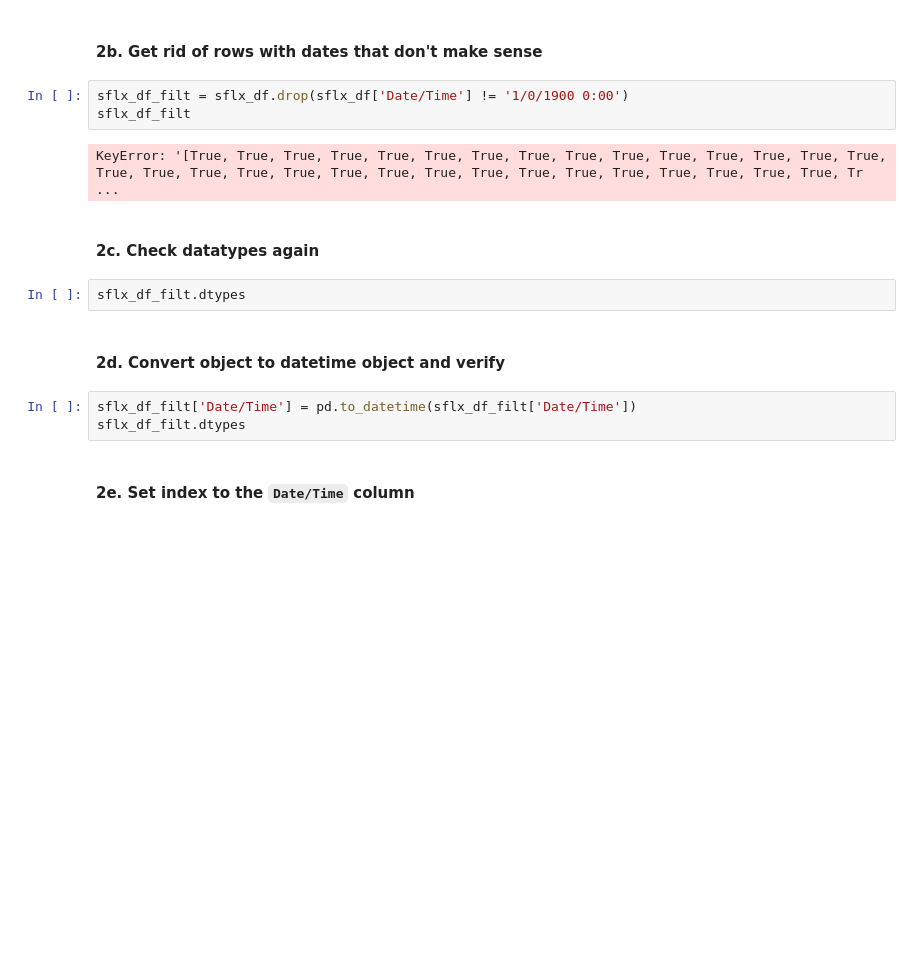
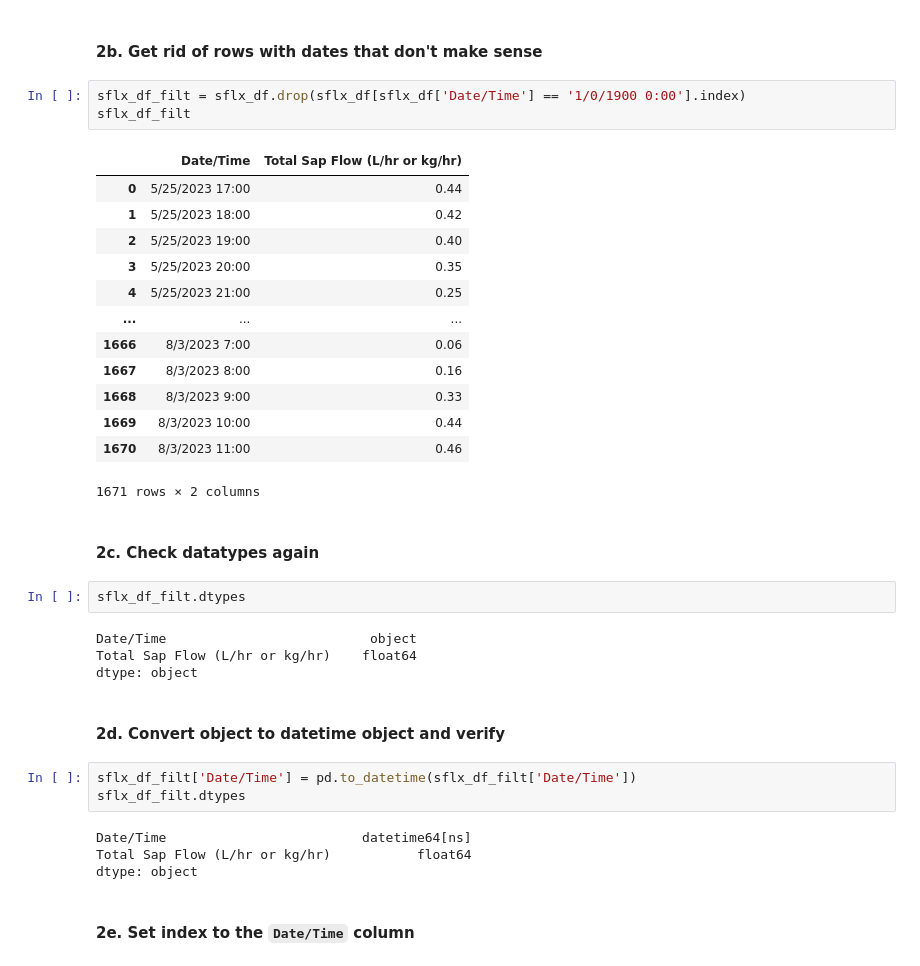
Before and after one commit to LEAF-BoiseState/sapflux_analysis, a Jupyter notebook: SapFlowPrototype.ipynb, the cells around one changed output. Cells and saved outputs as stored; diff of their text form; blank space fills up the shorter version.

Commit message:
fixed error

```diff
--- a/SapFlowPrototype.ipynb
+++ b/SapFlowPrototype.ipynb
@@ -38,19 +38,39 @@ dtype: object
 # %% [markdown]
 #### 2b. Get rid of rows with dates that don't make sense
 # %%
-sflx_df_filt = sflx_df.drop(sflx_df['Date/Time'] != '1/0/1900 0:00')
+sflx_df_filt = sflx_df.drop(sflx_df[sflx_df['Date/Time'] == '1/0/1900 0:00'].index)
 sflx_df_filt
 # %% [output]
+|  | Date/Time | Total Sap Flow (L/hr or kg/hr) |
+| 0 | 5/25/2023 17:00 | 0.44 |
+| 1 | 5/25/2023 18:00 | 0.42 |
+| 2 | 5/25/2023 19:00 | 0.40 |
+| 3 | 5/25/2023 20:00 | 0.35 |
+| 4 | 5/25/2023 21:00 | 0.25 |
+| ... | ... | ... |
+| 1666 | 8/3/2023 7:00 | 0.06 |
+| 1667 | 8/3/2023 8:00 | 0.16 |
+| 1668 | 8/3/2023 9:00 | 0.33 |
+| 1669 | 8/3/2023 10:00 | 0.44 |
+| 1670 | 8/3/2023 11:00 | 0.46 |
-KeyError: '[True, True, True, True, True, True, True, True, True, True, True, True, True, True, True, True, True, True, True, True, True, True, True, True, True, True, True, True, True, True, True, Tr ...
+1671 rows × 2 columns
 # %% [markdown]
 #### 2c. Check datatypes again
 # %%
 sflx_df_filt.dtypes
+# %% [output]
+Date/Time                          object
+Total Sap Flow (L/hr or kg/hr)    float64
+dtype: object
 # %% [markdown]
 #### 2d. Convert object to datetime object and verify
 # %%
 sflx_df_filt['Date/Time'] = pd.to_datetime(sflx_df_filt['Date/Time'])
 sflx_df_filt.dtypes
+# %% [output]
+Date/Time                         datetime64[ns]
+Total Sap Flow (L/hr or kg/hr)           float64
+dtype: object
 # %% [markdown]
 #### 2e. Set index to the `Date/Time` column
 # %%
```
Also changed, not shown: parts of 8 cells of this notebook.
